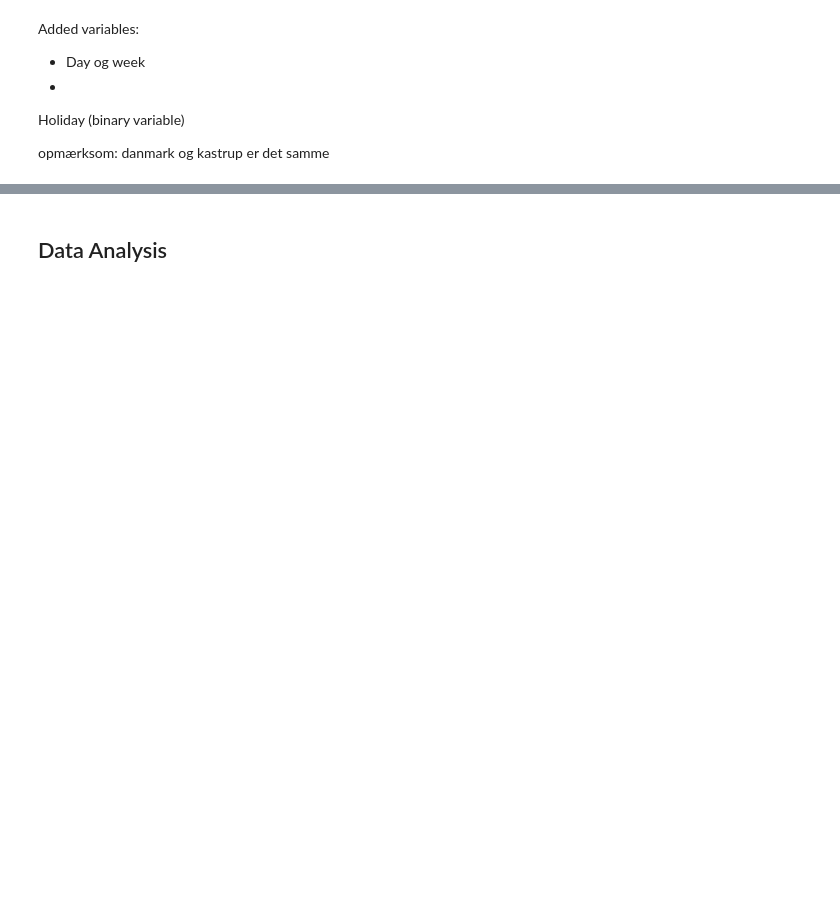
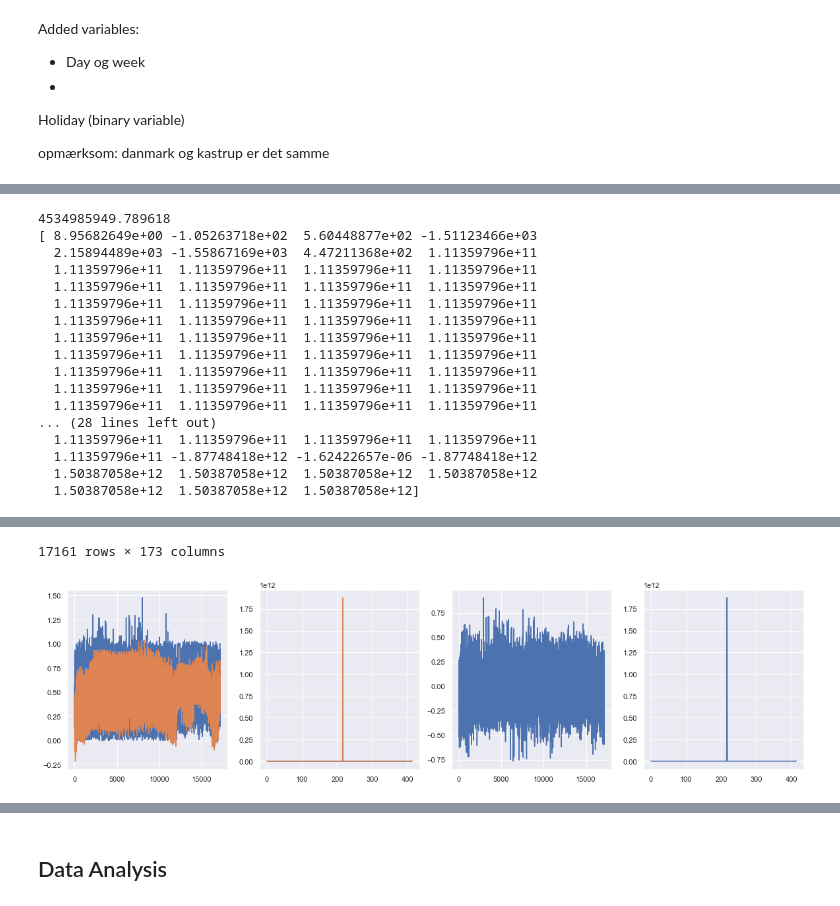
Before and after one commit to MatildeDP/ComputationalDataAnalysisProject, a Jupyter notebook: case1.ipynb, the cells around one changed output, grey strips where cells are left out. Drawn from its saved outputs; the diff is of its cells as text; code cells hidden in the pictures; blank space fills up the shorter version.

Commit message:
regression modified

```diff
--- a/case1.ipynb
+++ b/case1.ipynb
@@ -38,15 +41,3 @@ Added variables:
 Holiday (binary variable)
 
 opmærksom: danmark og kastrup er det samme
-# %%
-# Add variables
-# weekdays
-df['weekday']=df['ScheduleTime'].dt.day_of_week
-pd.get_dummies(df['weekday'])
-
-# one-hot encoding
-data = pd.get_dummies(df).drop(["FlightNumber", "SeatCapacity", "ScheduleTime"], axis = 1)
-
-# Seperate X and y
-y = data.LoadFactor.values
-X = data.drop("LoadFactor", axis = 1).values
@@ -67,0 +136,37 @@ DatetimeIndex(['2021-01-18', '2021-02-15', '2021-05-31', '2021-06-18',
+# %%
+model = linear_model.LinearRegression()
+model.fit(X_train,y_train)
+
+yhat = model.predict(X_val)
+yhat_train = model.predict(X_train)
+print(np.mean(abs(yhat-y_val)))
+
+
+fig, ax = plt.subplots(1,4, figsize = (20,5))
+ax[0].plot(y_train)
+ax[0].plot(yhat_train)
+ax[1].plot(y_val)
+ax[1].plot(yhat)
+ax[2].plot(yhat_train-y_train)
+ax[3].plot(yhat-y_val)
+
+print(model.coef_)
+train_data
+# %% [output]
+4534985949.789618
+[ 8.95682649e+00 -1.05263718e+02  5.60448877e+02 -1.51123466e+03
+  2.15894489e+03 -1.55867169e+03  4.47211368e+02  1.11359796e+11
+  1.11359796e+11  1.11359796e+11  1.11359796e+11  1.11359796e+11
+  1.11359796e+11  1.11359796e+11  1.11359796e+11  1.11359796e+11
+  1.11359796e+11  1.11359796e+11  1.11359796e+11  1.11359796e+11
+  1.11359796e+11  1.11359796e+11  1.11359796e+11  1.11359796e+11
+  1.11359796e+11  1.11359796e+11  1.11359796e+11  1.11359796e+11
+  1.11359796e+11  1.11359796e+11  1.11359796e+11  1.11359796e+11
+  1.11359796e+11  1.11359796e+11  1.11359796e+11  1.11359796e+11
+  1.11359796e+11  1.11359796e+11  1.11359796e+11  1.11359796e+11
+  1.11359796e+11  1.11359796e+11  1.11359796e+11  1.11359796e+11
+... (28 lines left out)
+  1.11359796e+11  1.11359796e+11  1.11359796e+11  1.11359796e+11
+  1.11359796e+11 -1.87748418e+12 -1.62422657e-06 -1.87748418e+12
+  1.50387058e+12  1.50387058e+12  1.50387058e+12  1.50387058e+12
+  1.50387058e+12  1.50387058e+12  1.50387058e+12]
@@ -67,0 +185,2 @@ DatetimeIndex(['2021-01-18', '2021-02-15', '2021-05-31', '2021-06-18',
+17161 rows × 173 columns
+[figure, added]
```
Also changed, not shown: parts of 13 cells of this notebook.
